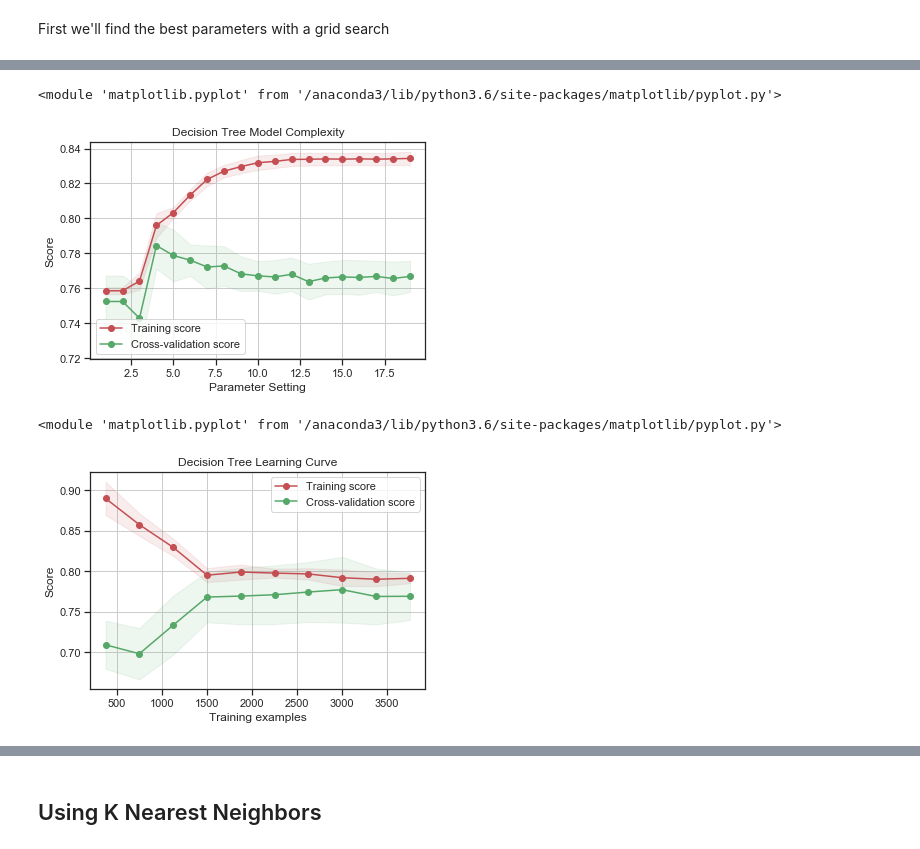
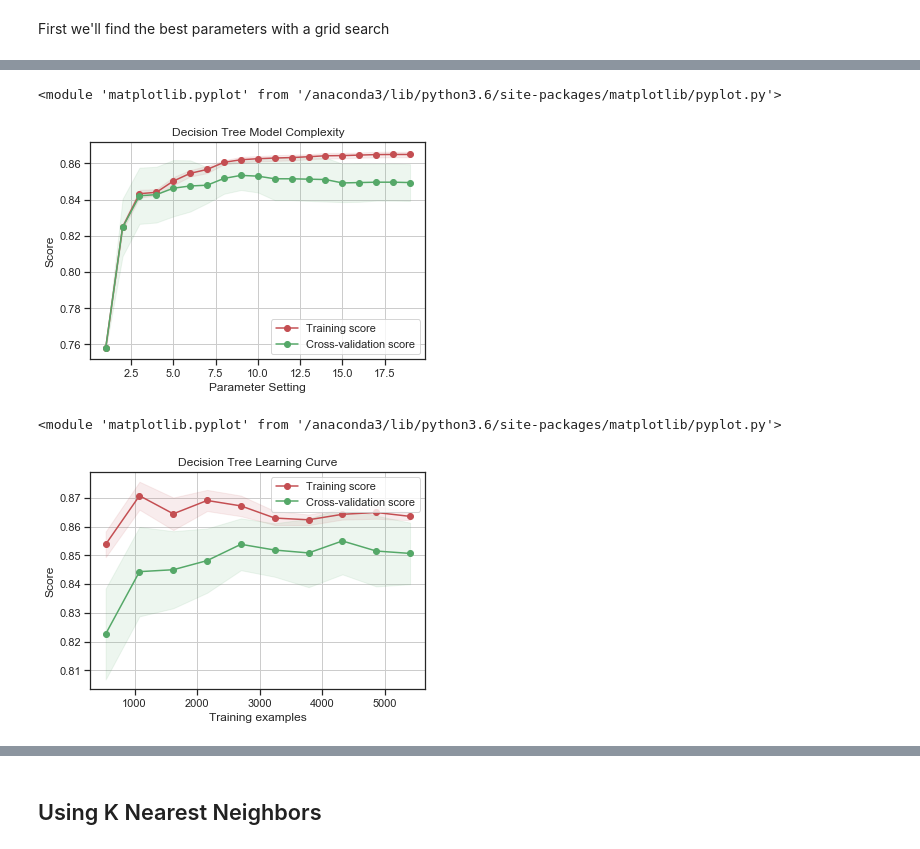
Before and after one commit to JonMcEntee/gatech, a Jupyter notebook: Machine Learning - Assignment 1.ipynb, the cells around one changed output, grey strips where cells are left out. Cells and saved outputs as stored; diff of their text form; code cells hidden in the pictures.

```diff
--- a/Machine Learning - Assignment 1.ipynb
+++ b/Machine Learning - Assignment 1.ipynb
@@ -229,16 +297,16 @@ clf.best_params_
 # %%
 # built in validation curve
-clf = DecisionTreeClassifier(min_samples_split=70)
+clf = DecisionTreeClassifier(min_samples_split=220)
 plot_validation_curve(estimator=clf, title="Decision Tree Model Complexity", X=X_train, y=y_train, param_name='max_depth',
                       param_range=range(1, 20), cv=10)
 # %% [output]
 <module 'matplotlib.pyplot' from '/anaconda3/lib/python3.6/site-packages/matplotlib/pyplot.py'>
-[figure, old version]
+[figure, new version]
 # %%
 # the built in learning curve
-clf = DecisionTreeClassifier(max_depth=4, min_samples_split=70)
+clf = DecisionTreeClassifier(max_depth=9, min_samples_split=220)
 plot_learning_curve(estimator=clf, title="Decision Tree Learning Curve", X=X, y=y, cv=10)
 # %% [output]
 <module 'matplotlib.pyplot' from '/anaconda3/lib/python3.6/site-packages/matplotlib/pyplot.py'>
-[figure, old version]
+[figure, new version]
 # %%
```
Also changed, not shown: parts of 26 cells of this notebook, 1 other file.
